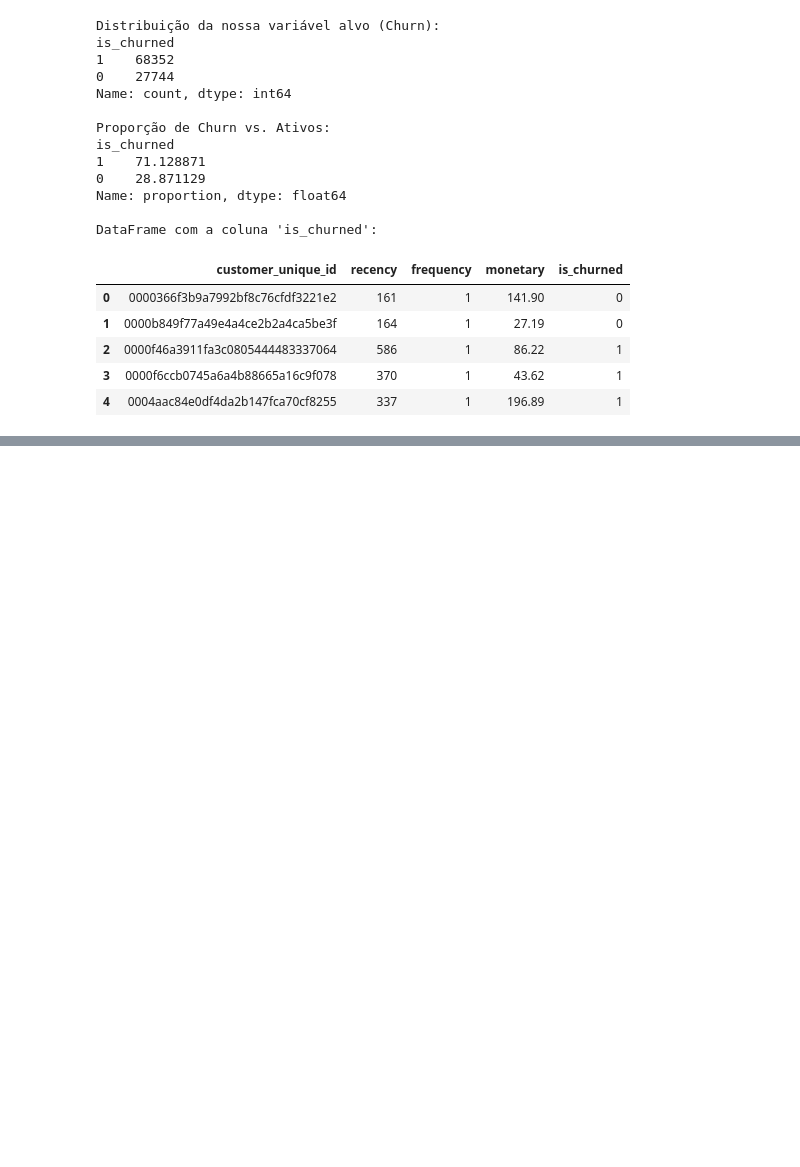
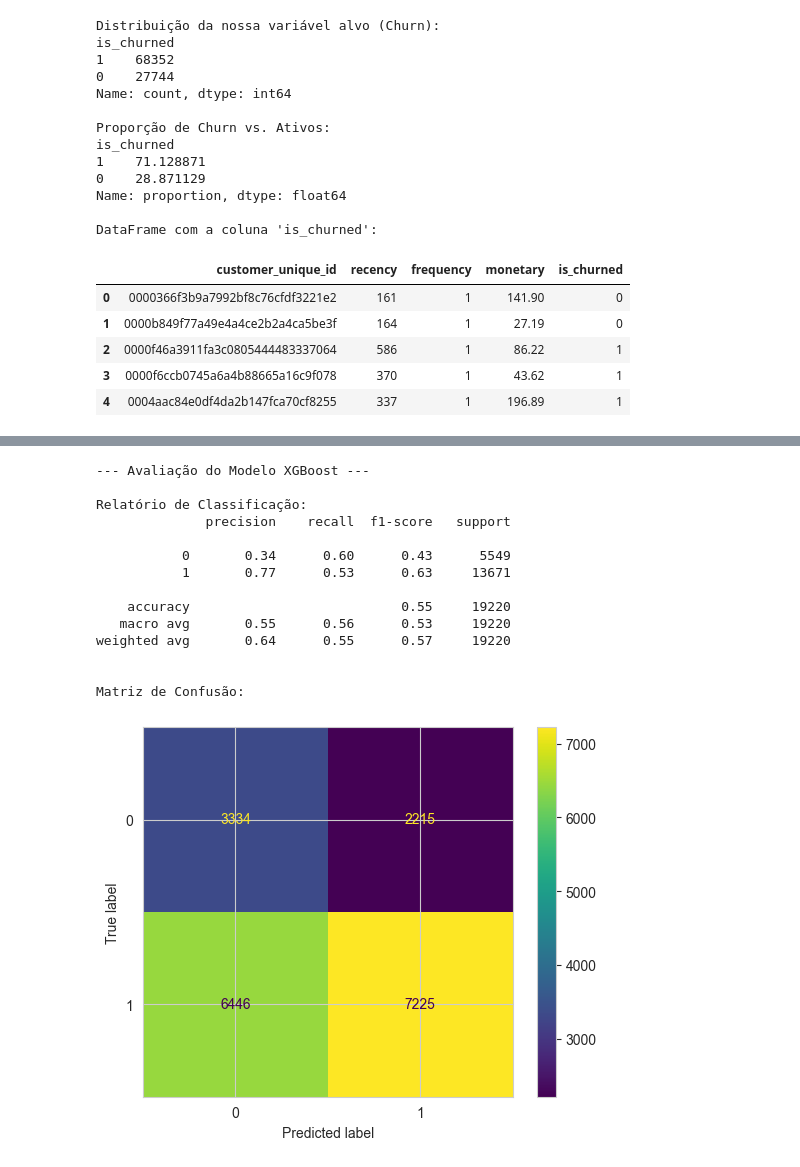
Before and after one commit to VictorHugo56/Advanced_Data_Analysis, a Jupyter notebook: notebooks/01_EDA.ipynb, the cells around one changed output, grey strips where cells are left out. Drawn from its saved outputs; the diff is of its cells as text; code cells hidden in the pictures; blank space fills up the shorter version.

```diff
--- a/notebooks/01_EDA.ipynb
+++ b/notebooks/01_EDA.ipynb
@@ -431,28 +431,24 @@ For example, when doing 'df[col].method(value, inplace=True)', try using 'df.met
 | 3 | 0000f6ccb0745a6a4b88665a16c9f078 | 370 | 1 | 43.62 | 1 | 4.0 | 1 | ... |
 | 4 | 0004aac84e0df4da2b147fca70cf8255 | 337 | 1 | 196.89 | 1 | 5.0 | 1 | ... |
 # %%
-# --- MODELAGEM PREDITIVA (SEÇÃO 8): PREPARAÇÃO DOS DADOS ---
+# --- MODELAGEM PREDITIVA (SEÇÃO 8): PREPARAÇÃO DOS DADOS (VERSÃO CORRIGIDA) ---
 
 from sklearn.model_selection import train_test_split
 
 # 1. Separação de Características (X) e Alvo (y)
-# X são todas as colunas que usaremos como pistas. Removemos o ID do cliente e a própria variável alvo.
-X = df_modelo.drop(columns=['customer_unique_id', 'is_churned'])
+# <<< MUDANÇA CRÍTICA AQUI: REMOVENDO A FEATURE 'recency' DE X >>>
+X = df_modelo.drop(columns=['customer_unique_id', 'is_churned', 'recency'])
 
-# y é a coluna que queremos prever.
+# y continua sendo a coluna que queremos prever.
 y = df_modelo['is_churned']
 
 
-# 2. Divisão em Conjunto de Treino e Teste (80% para treino, 20% para teste)
-# O 'random_state=42' garante que a divisão seja sempre a mesma, tornando nosso experimento reprodutível.
+# 2. Divisão em Conjunto de Treino e Teste (sem alterações aqui)
 X_train, X_test, y_train, y_test = train_test_split(X, y, test_size=0.2, random_state=42, stratify=y)
 
 
 # --- VERIFICAÇÃO ---
 print("Formato dos dados de treino (X_train):", X_train.shape)
-print("Formato dos dados de teste (X_test):", X_test.shape)
-print("\nDistribuição do Churn nos dados de treino (y_train):")
-print(y_train.value_counts(normalize=True))
-print("\nDistribuição do Churn nos dados de teste (y_test):")
-print(y_test.value_counts(normalize=True))
+print("Verificando as colunas de X para confirmar a remoção de 'recency':")
+print(X_train.columns)
 # %% [output]
@@ -517,0 +521,50 @@ plt.show()
+# %%
+# --- MODELAGEM PREDITIVA (SEÇÃO 8): MODELO 3 - XGBOOST ---
+
+from xgboost import XGBClassifier
+
+# 1. Treinamento do Modelo
+# Cria o modelo XGBoost
+# O parâmetro 'scale_pos_weight' é a forma como o XGBoost lida com o desbalanceamento de classes.
+# Calculamos a razão entre a classe majoritária (0) e a minoritária (1).
+ratio = y_train.value_counts()[0] / y_train.value_counts()[1]
+modelo_xgb = XGBClassifier(random_state=42, scale_pos_weight=ratio, n_jobs=-1)
+
+# Treina o modelo. O XGBoost também não requer normalização dos dados.
+modelo_xgb.fit(X_train, y_train)
+
+
+# 2. Previsão nos Dados de Teste
+y_pred_xgb = modelo_xgb.predict(X_test)
+
+
+# 3. Avaliação da Performance
+print("--- Avaliação do Modelo XGBoost ---")
+
+# Relatório de Classificação
+print("\nRelatório de Classificação:")
+print(classification_report(y_test, y_pred_xgb))
+
+# Matriz de Confusão
+print("\nMatriz de Confusão:")
+cm_xgb = confusion_matrix(y_test, y_pred_xgb)
+disp_xgb = ConfusionMatrixDisplay(confusion_matrix=cm_xgb)
+disp_xgb.plot()
+plt.savefig('matriz_confusao_xgb.png')
+plt.show()
+# %% [output]
+--- Avaliação do Modelo XGBoost ---
+
+Relatório de Classificação:
+              precision    recall  f1-score   support
+
+           0       0.34      0.60      0.43      5549
+           1       0.77      0.53      0.63     13671
+
+    accuracy                           0.55     19220
+   macro avg       0.55      0.56      0.53     19220
+weighted avg       0.64      0.55      0.57     19220
+
+
+Matriz de Confusão:
+[figure, added]
```
Also changed, not shown: parts of 5 cells of this notebook, 5 other files.
